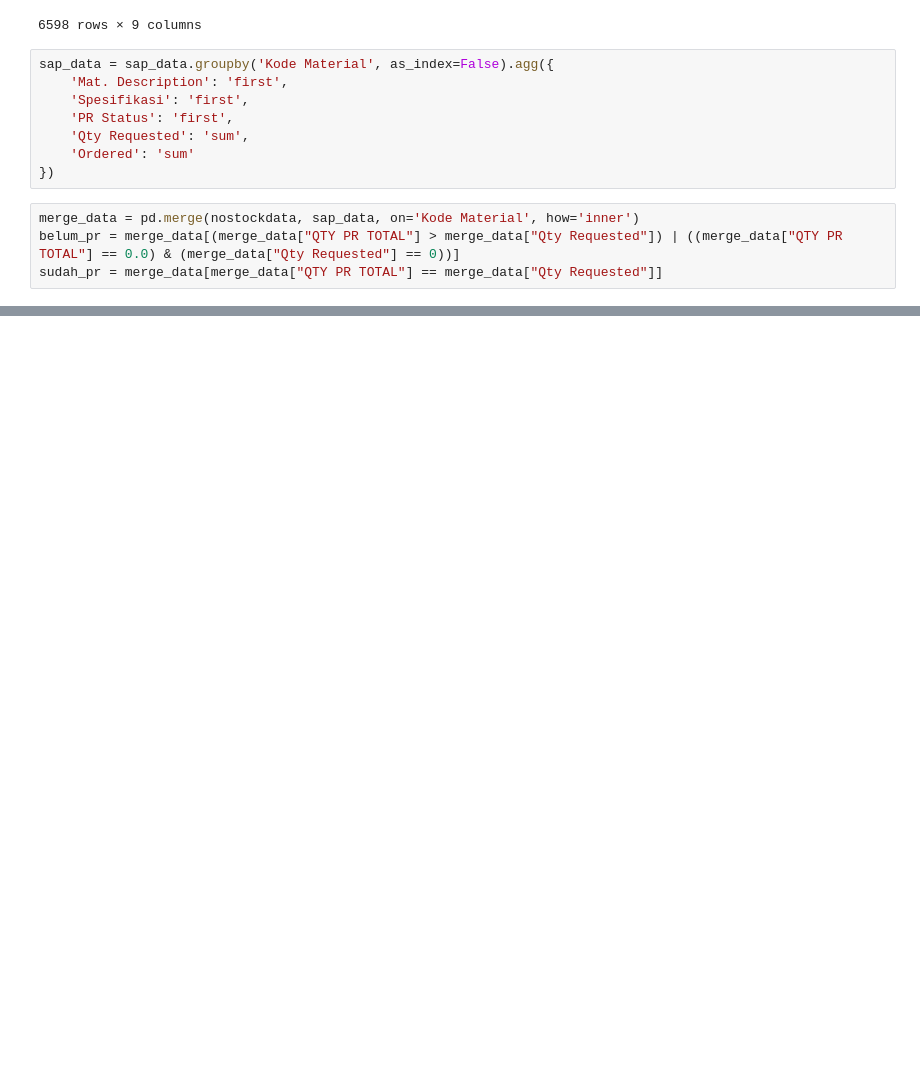
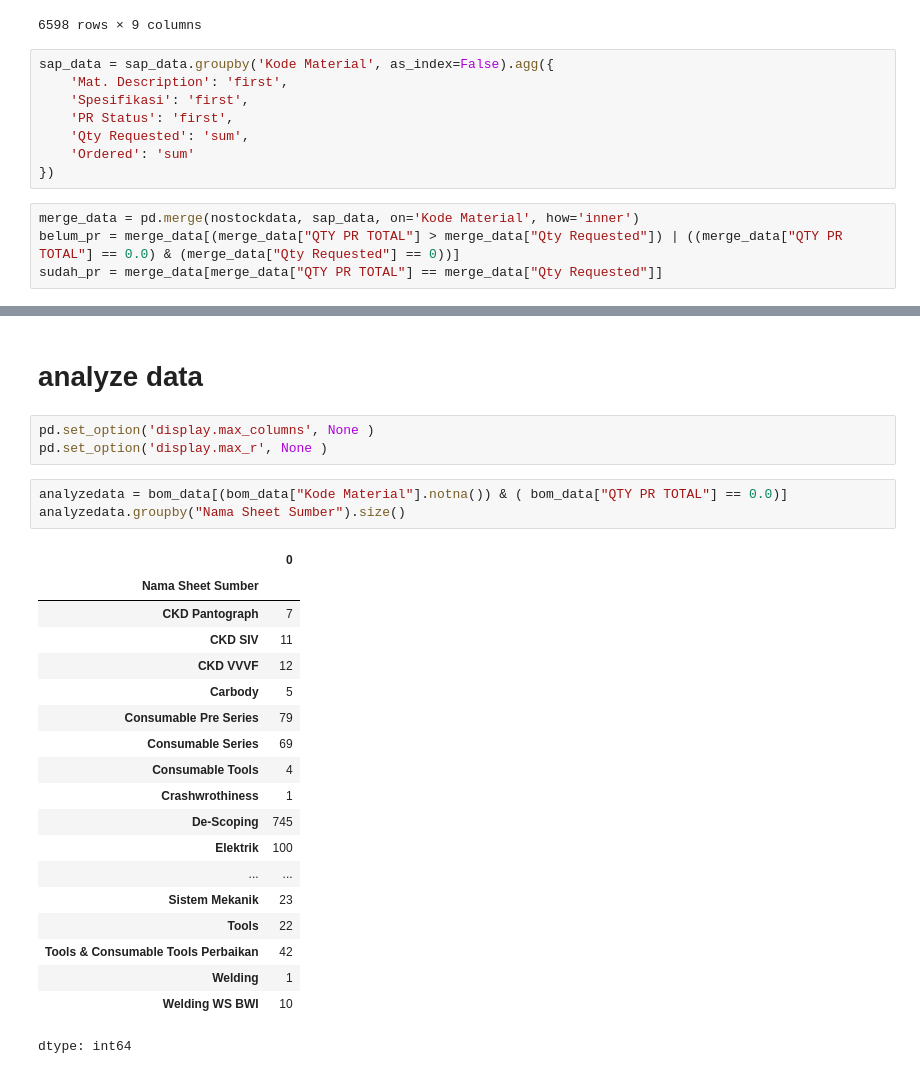
Before and after one commit to widura26/recap-automation, a Jupyter notebook: recap_automation.ipynb, the cells around one changed output, grey strips where cells are left out. Cells and saved outputs as stored; diff of their text form; blank space fills up the shorter version.

```diff
--- a/recap_automation.ipynb
+++ b/recap_automation.ipynb
@@ -820,3 +1099,31 @@ prchart = px.pie(df, values = 'Total', names = 'status PR')
 prchart.show()
 # %% [output]
 [interactive output not drawn]
+# %% [markdown]
+# analyze data
+# %%
+pd.set_option('display.max_columns', None )
+pd.set_option('display.max_r', None )
+# %%
+analyzedata = bom_data[(bom_data["Kode Material"].notna()) & ( bom_data["QTY PR TOTAL"] == 0.0)]
+analyzedata.groupby("Nama Sheet Sumber").size()
+# %% [output]
+|  | 0 |
+| Nama Sheet Sumber |  |
+| CKD Pantograph | 7 |
+| CKD SIV | 11 |
+| CKD VVVF | 12 |
+| Carbody | 5 |
+| Consumable Pre Series | 79 |
+| Consumable Series | 69 |
+| Consumable Tools | 4 |
+| Crashwrothiness | 1 |
+| De-Scoping | 745 |
+| Elektrik | 100 |
+| ... | ... |
+| Sistem Mekanik | 23 |
+| Tools | 22 |
+| Tools & Consumable Tools Perbaikan | 42 |
+| Welding | 1 |
+| Welding WS BWI | 10 |
+dtype: int64
```
Also changed, not shown: parts of 4 cells of this notebook.
